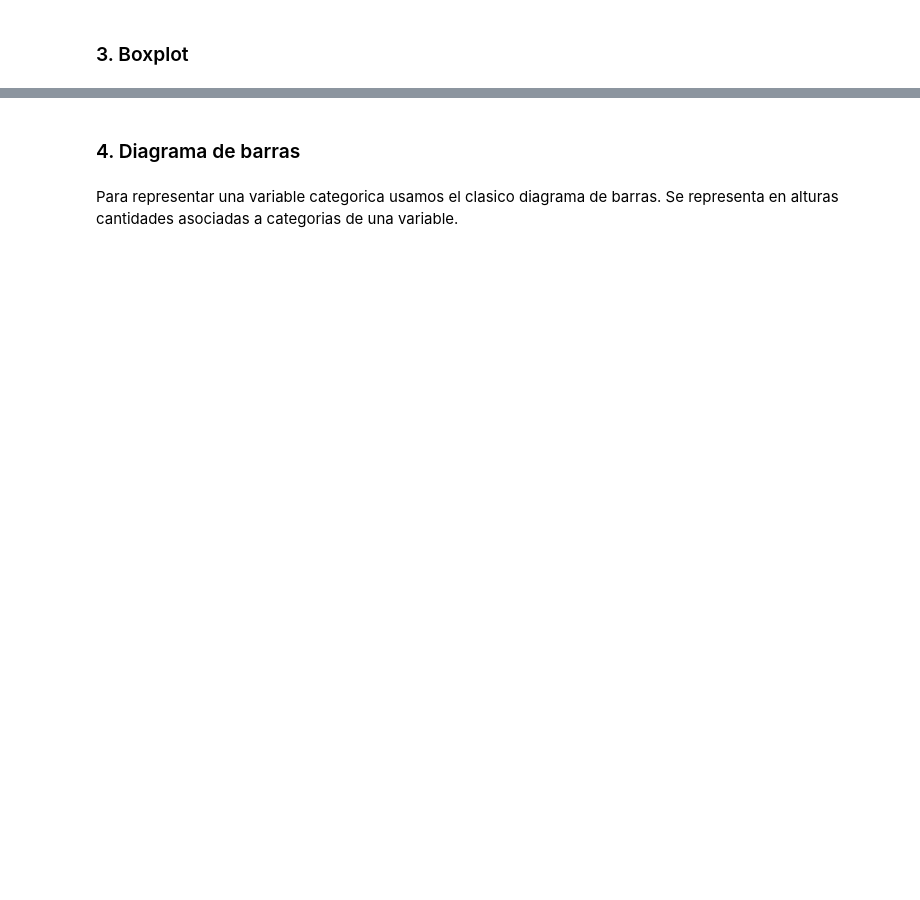
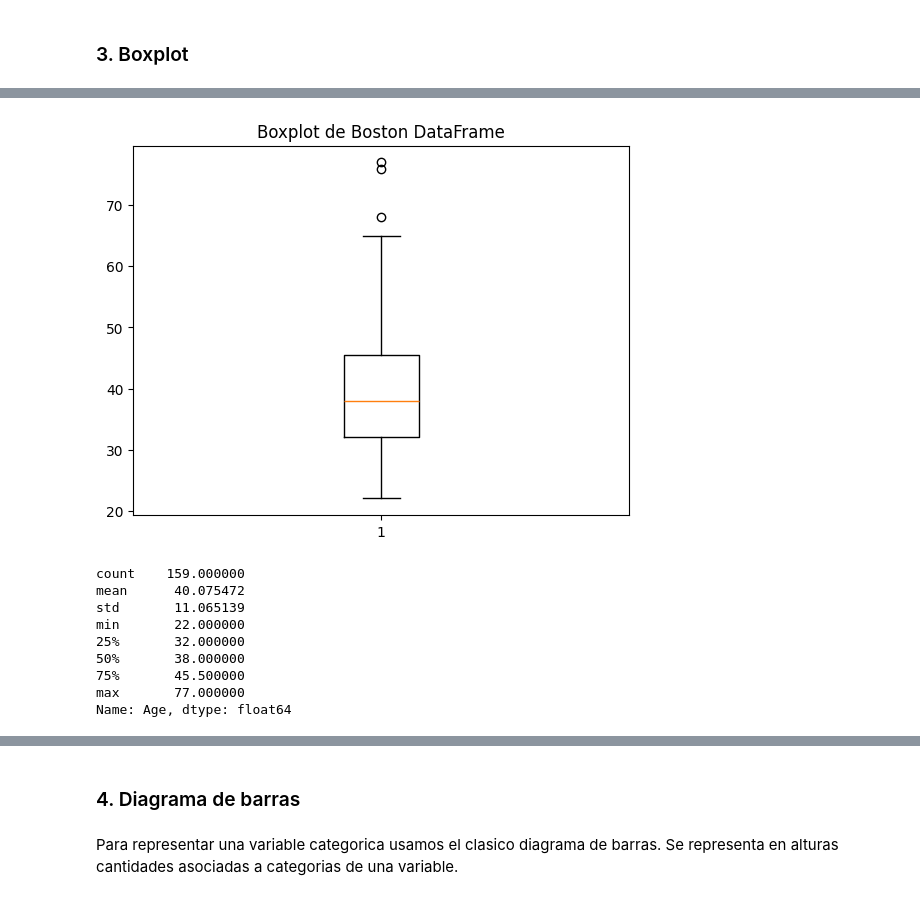
Before and after one commit to DiegoSuarz/Data-Science-for-Business, a Jupyter notebook: 10_Sesión 5 - 1.Visualización Matplotlib.ipynb, the cells around one changed output, grey strips where cells are left out. Saved outputs shown, nothing was run; the diff lists cells and outputs as text; code cells hidden in the pictures; blank space fills up the shorter version.

```diff
--- a/10_Sesión 5 - 1.Visualización Matplotlib.ipynb
+++ b/10_Sesión 5 - 1.Visualización Matplotlib.ipynb
@@ -236,4 +314,4 @@ from sklearn.datasets import load_boston
 import matplotlib.pyplot as plt
 # %%
 #Creación de un objeto
-boston = load_boston()
+boston = fetch_openml(data_id=506)
@@ -269,0 +436,16 @@ dfBoston['Target'].describe()
+# %%
+plt.title("Boxplot de Boston DataFrame")
+plt.boxplot(dfBoston['Age'])
+plt.show()
+dfBoston['Age'].describe()
+# %% [output]
+[figure, added]
+count    159.000000
+mean      40.075472
+std       11.065139
+min       22.000000
+25%       32.000000
+50%       38.000000
+75%       45.500000
+max       77.000000
+Name: Age, dtype: float64
```
Also changed, not shown: parts of 70 cells of this notebook, 4 other files.
